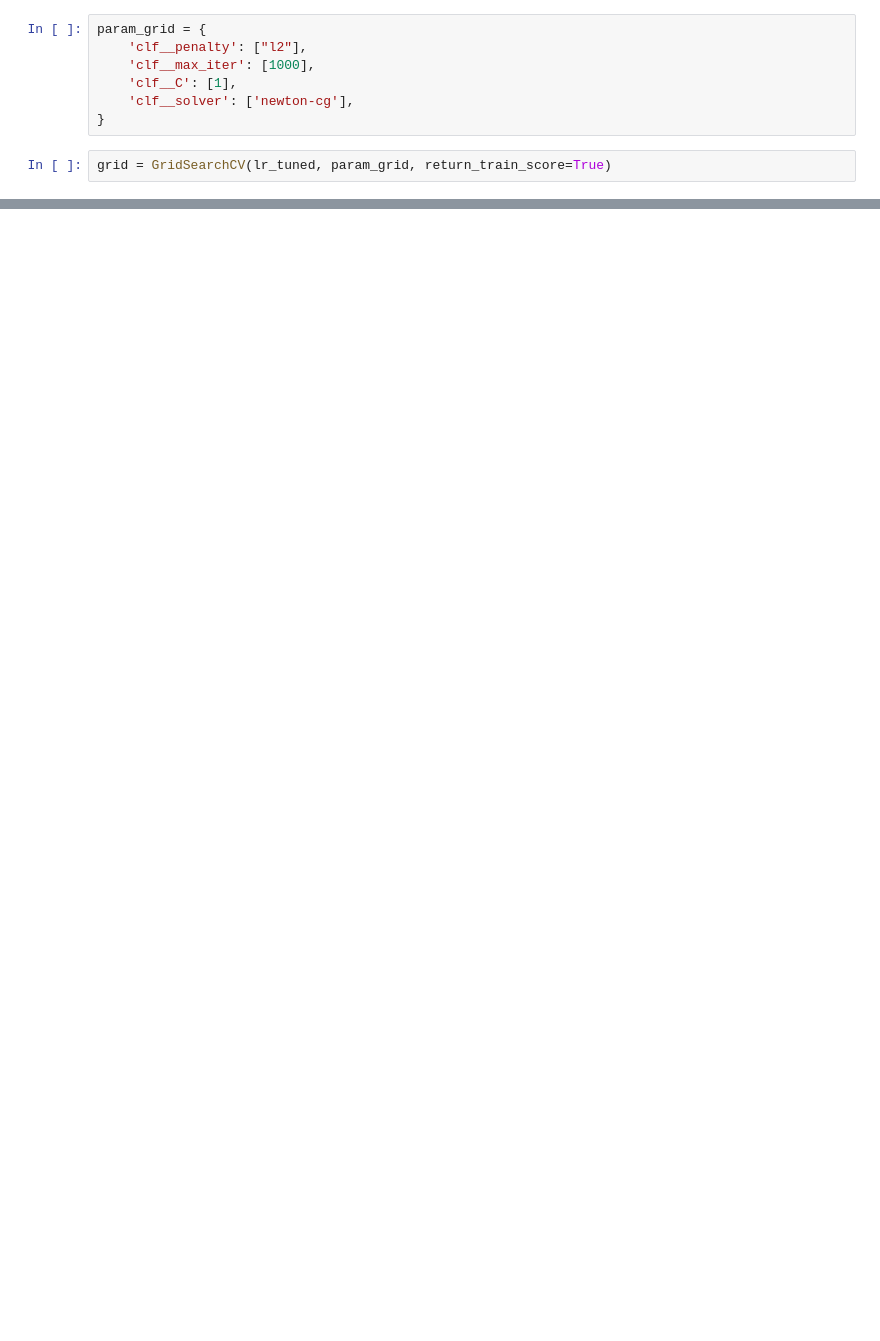
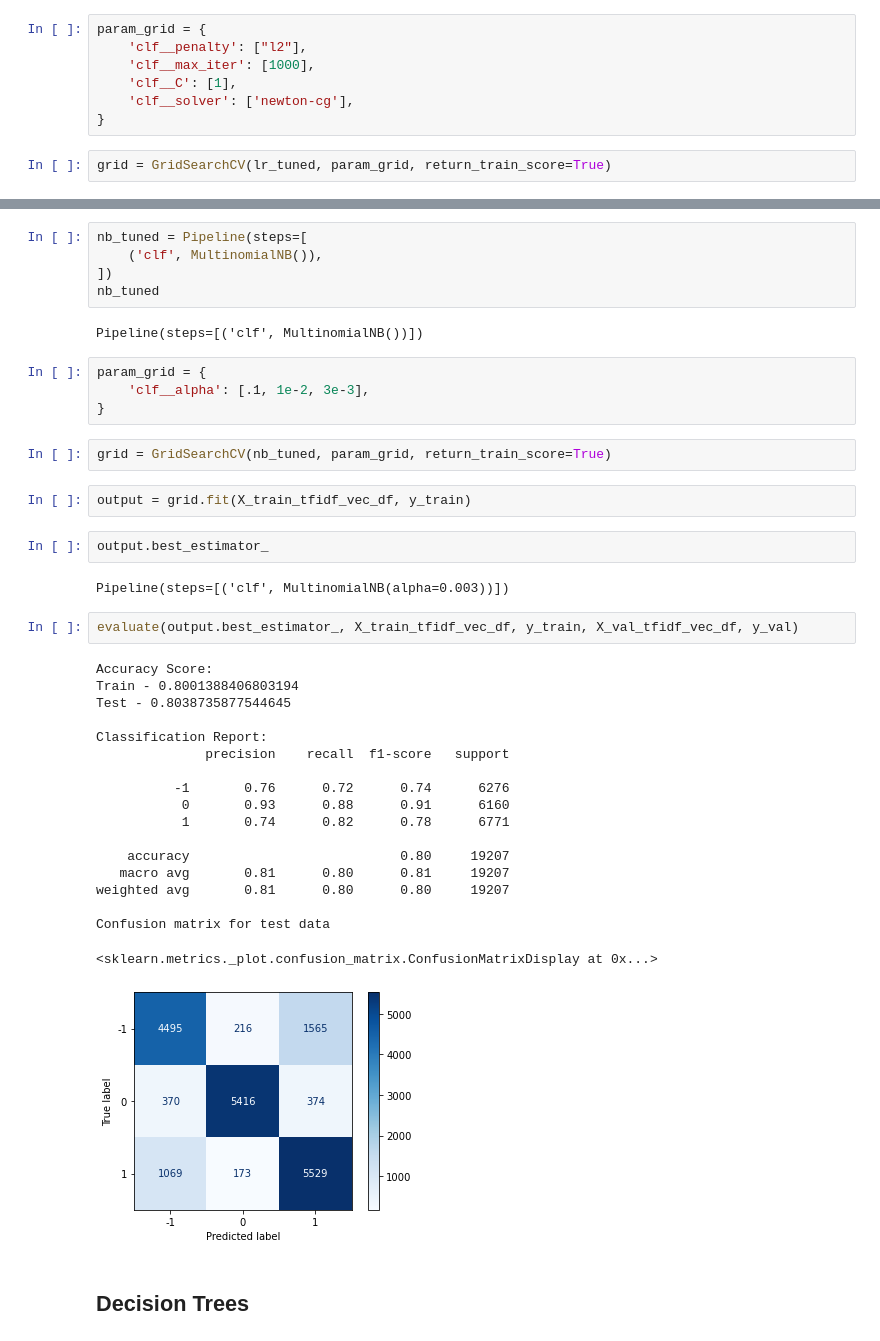
Before and after one commit to DaveMcKinley/MediaBiasAnalysis, a Jupyter notebook: Notebooks/Modeling.ipynb, the cells around one changed output, grey strips where cells are left out. Cells and saved outputs as stored; diff of their text form; blank space fills up the shorter version.

```diff
--- a/Notebooks/Modeling.ipynb
+++ b/Notebooks/Modeling.ipynb
@@ -425,0 +433,42 @@ weighted avg       0.79      0.79      0.79     19207
+# %%
+nb_tuned = Pipeline(steps=[
+    ('clf', MultinomialNB()),
+])
+nb_tuned
+# %% [output]
+Pipeline(steps=[('clf', MultinomialNB())])
+# %%
+param_grid = {
+    'clf__alpha': [.1, 1e-2, 3e-3],
+}
+# %%
+grid = GridSearchCV(nb_tuned, param_grid, return_train_score=True)
+# %%
+output = grid.fit(X_train_tfidf_vec_df, y_train)
+# %%
+output.best_estimator_
+# %% [output]
+Pipeline(steps=[('clf', MultinomialNB(alpha=0.003))])
+# %%
+evaluate(output.best_estimator_, X_train_tfidf_vec_df, y_train, X_val_tfidf_vec_df, y_val)
+# %% [output]
+Accuracy Score:
+Train - 0.8001388406803194
+Test - 0.8038735877544645
+
+Classification Report:
+              precision    recall  f1-score   support
+
+          -1       0.76      0.72      0.74      6276
+           0       0.93      0.88      0.91      6160
+           1       0.74      0.82      0.78      6771
+
+    accuracy                           0.80     19207
+   macro avg       0.81      0.80      0.81     19207
+weighted avg       0.81      0.80      0.80     19207
+
+Confusion matrix for test data
+<sklearn.metrics._plot.confusion_matrix.ConfusionMatrixDisplay at 0x...>
+[figure, added]
+# %% [markdown]
+## Decision Trees
```
Also changed, not shown: parts of 109 cells of this notebook.
